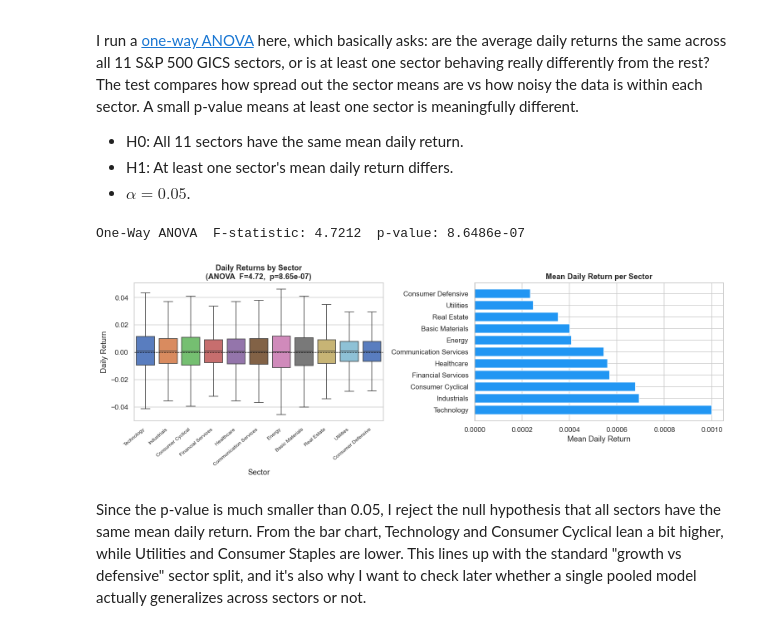
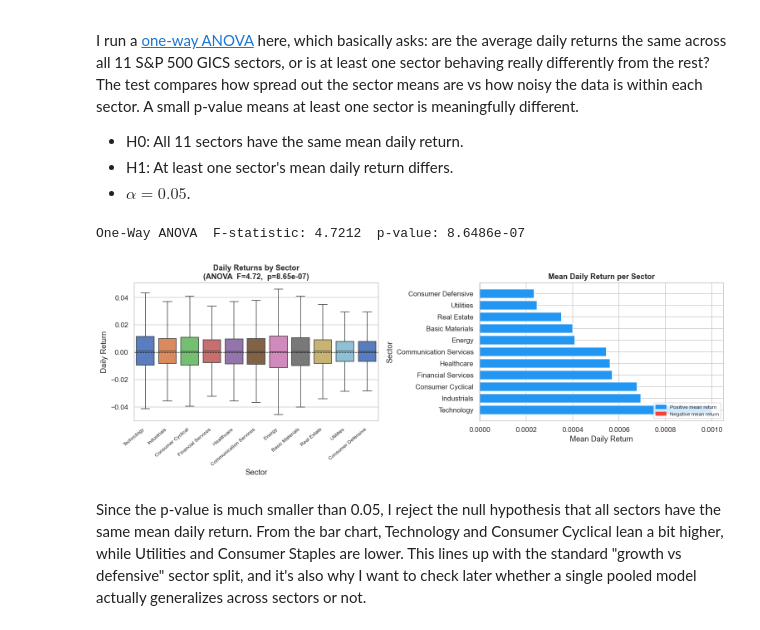
Before and after one commit to JayantUMDDev/cmsc320-final-project, a Jupyter notebook: FinalProject/CMSC320_Final_Jayant_Maheshwari.ipynb, the cells around one changed output. Cells and saved outputs as stored; diff of their text form; code cells hidden in the pictures.

Commit message:
Label sector-mean bar chart with ylabel and color legend

```diff
--- a/FinalProject/CMSC320_Final_Jayant_Maheshwari.ipynb
+++ b/FinalProject/CMSC320_Final_Jayant_Maheshwari.ipynb
@@ -223,34 +223,40 @@ I run a [one-way ANOVA](https://en.wikipedia.org/wiki/One-way_analysis_of_varian
 sector_groups = [g['daily_return'].values for _, g in df.groupby('sector')]
 sector_names  = list(df.groupby('sector').groups.keys())
 
 f_stat, p_val = f_oneway(*sector_groups)
 print('One-Way ANOVA  F-statistic:', round(f_stat, 4), ' p-value:', f'{p_val:.4e}')
 
 sector_means = df.groupby('sector')['daily_return'].mean().sort_values(ascending=False)
 
 fig, axes = plt.subplots(1, 2, figsize=(14, 5))
 
 sector_order = sector_means.index.tolist()
 sns.boxplot(data=df, x='sector', y='daily_return', order=sector_order,
             showfliers=False, ax=axes[0], palette='muted')
 axes[0].axhline(0, color='black', linewidth=0.8, linestyle='--')
 axes[0].set_xticklabels(axes[0].get_xticklabels(), rotation=40, ha='right', fontsize=8)
 axes[0].set_xlabel('Sector')
 axes[0].set_ylabel('Daily Return')
 axes[0].set_title(f'Daily Returns by Sector\n(ANOVA  F={f_stat:.2f},  p={p_val:.2e})', fontweight='bold')
 
 colors = ['#2196F3' if v >= 0 else '#F44336' for v in sector_means]
 axes[1].barh(sector_means.index, sector_means.values, color=colors)
 axes[1].axvline(0, color='black', linewidth=0.8)
 axes[1].set_xlabel('Mean Daily Return')
+axes[1].set_ylabel('Sector')
 axes[1].set_title('Mean Daily Return per Sector', fontweight='bold')
+
+from matplotlib.patches import Patch
+axes[1].legend(handles=[Patch(color='#2196F3', label='Positive mean return'),
+                        Patch(color='#F44336', label='Negative mean return')],
+               loc='lower right', fontsize=8)
 
 plt.tight_layout()
 plt.savefig('figures/sector_anova.png', bbox_inches='tight')
 plt.show()
 # %% [output]
 One-Way ANOVA  F-statistic: 4.7212  p-value: 8.6486e-07
-[figure, old version]
+[figure, new version]
 # %% [markdown]
 Since the p-value is much smaller than 0.05, I reject the null hypothesis that all sectors have the same mean daily return. From the bar chart, Technology and Consumer Cyclical lean a bit higher, while Utilities and Consumer Staples are lower. This lines up with the standard "growth vs defensive" sector split, and it's also why I want to check later whether a single pooled model actually generalizes across sectors or not.
 # %% [markdown]
```
Also changed, not shown: 2 other files.
